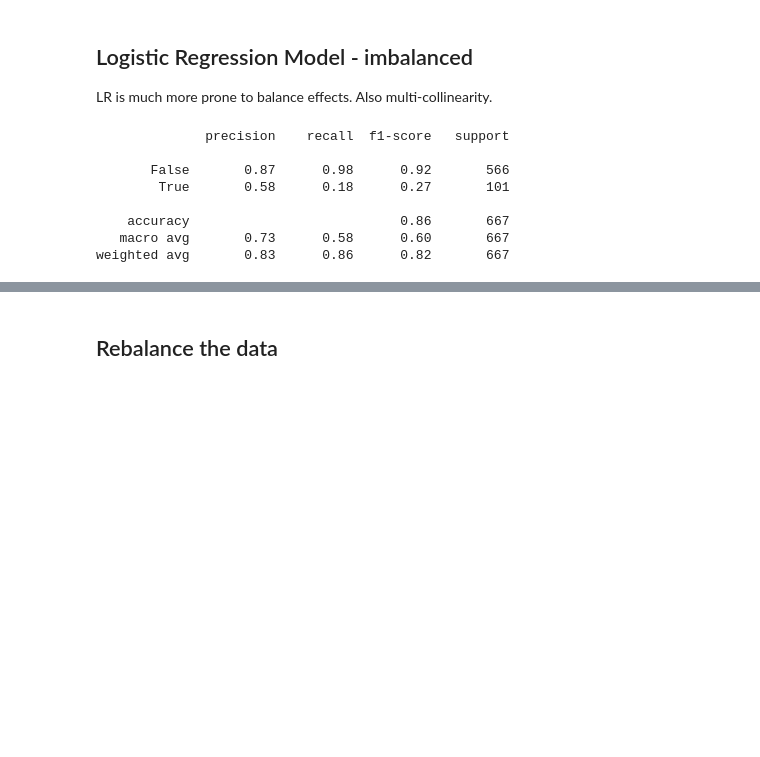
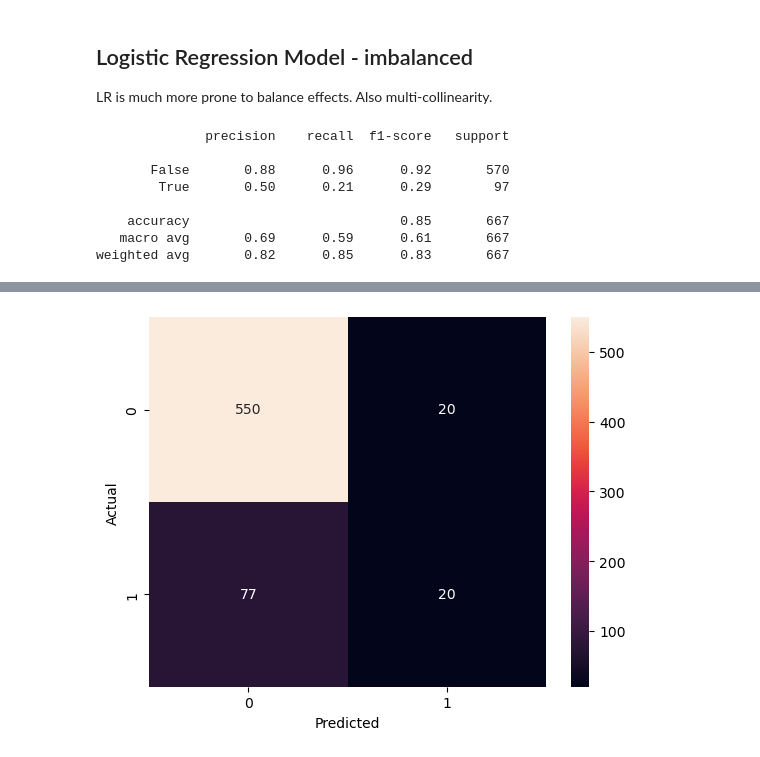
Before and after one commit to frankfletcher/Sony-Churn-Prediction, a Jupyter notebook: 03-modeling.ipynb, the cells around one changed output, grey strips where cells are left out. Saved outputs shown, nothing was run; the diff lists cells and outputs as text; code cells hidden in the pictures; blank space fills up the shorter version.

```diff
--- a/03-modeling.ipynb
+++ b/03-modeling.ipynb
@@ -48,7 +48,7 @@ from sklearn.model_selection import train_test_split
 X = df.drop(columns=['churn'])
 y = df['churn']
 
-train_ds = train_test_split(X, y, test_size=0.2, random_state=42)
+train_ds = train_test_split(X, y, test_size=0.2, random_state=42, stratify=y)
 X_train, X_test, y_train, y_test = train_ds
 # %%
 for x in train_ds:
@@ -104,6 +102,13 @@ LR is much more prone to balance effects. Also multi-collinearity.
 # %%
 # logistic regression
 from sklearn.linear_model import LogisticRegression
+from sklearn.preprocessing import StandardScaler
+
+# use StandardScaler to scale the data for linear model
+scaler = StandardScaler()
+X_train = scaler.fit_transform(X_train)
+X_test = scaler.transform(X_test)
+
 
 lr = LogisticRegression(max_iter=10000).fit(X_train, y_train)
 y_pred = lr.predict(X_test)
@@ -118,9 +123,9 @@ print(classification_report(y_test, y_pred))
 # %% [output]
               precision    recall  f1-score   support
 
-       False       0.87      0.98      0.92       566
-        True       0.58      0.18      0.27       101
+       False       0.88      0.96      0.92       570
+        True       0.50      0.21      0.29        97
 
-    accuracy                           0.86       667
-   macro avg       0.73      0.58      0.60       667
-weighted avg       0.83      0.86      0.82       667
+    accuracy                           0.85       667
+   macro avg       0.69      0.59      0.61       667
+weighted avg       0.82      0.85      0.83       667
@@ -128,2 +132 @@ weighted avg       0.83      0.86      0.82       667
+[figure, added]
-# %% [markdown]
-## Rebalance the data
```
Also changed, not shown: parts of 21 cells of this notebook.
